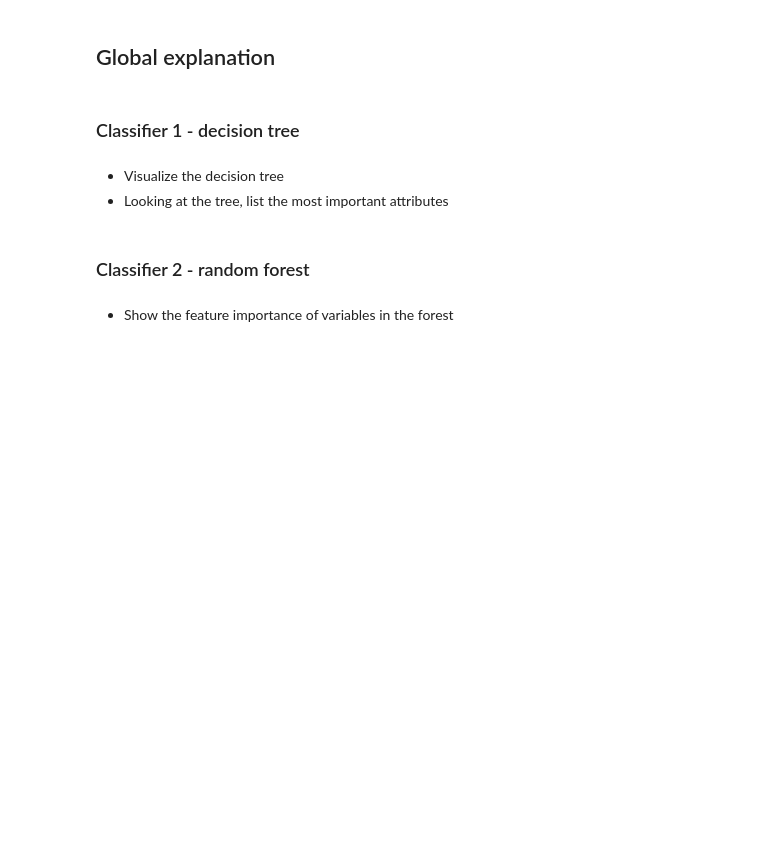
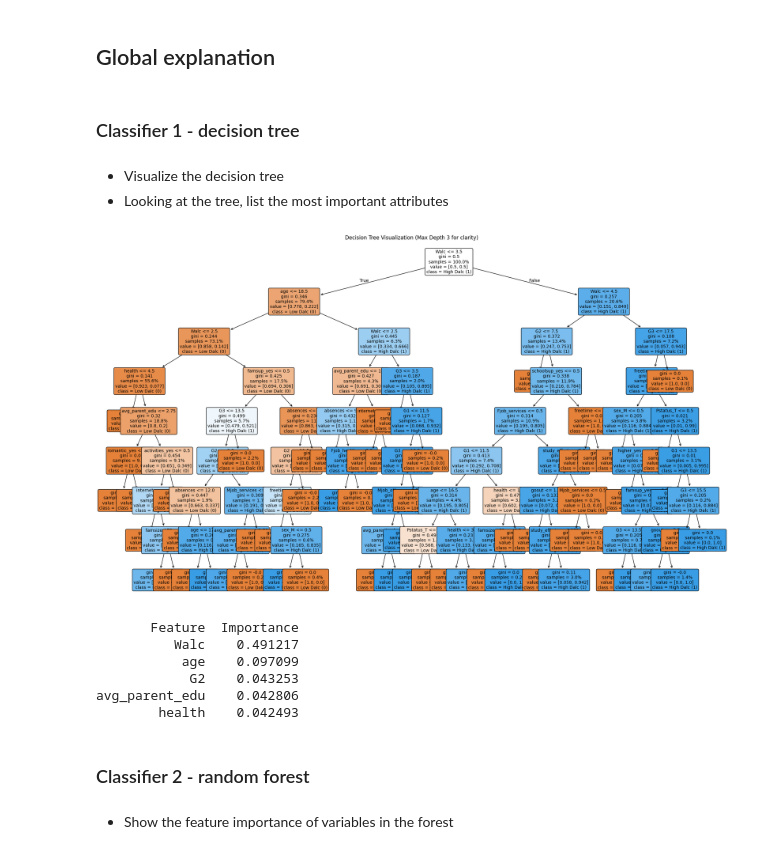
Before and after one commit to adela-domokosova/test, a Jupyter notebook: template_coursework_classification.ipynb, the cells around one changed output. Cells and saved outputs as stored; diff of their text form; code cells hidden in the pictures; blank space fills up the shorter version.

```diff
--- a/template_coursework_classification.ipynb
+++ b/template_coursework_classification.ipynb
@@ -561,6 +700,49 @@ Total cost (matrix × confusion): 24.0000
 # %% [markdown]
 * Visualize the decision tree
 * Looking at the tree, list the most important attributes
+# %%
+import pandas as pd
+import joblib
+import matplotlib.pyplot as plt
+from sklearn.tree import plot_tree
+
+# Load data
+X_train = pd.read_csv("X_train_engineered.csv")
+X_train_encoded = pd.get_dummies(X_train, drop_first=True)
+feature_names = X_train_encoded.columns.tolist()
+
+# Load DT model
+best_dt_model = joblib.load("decision_tree_model.pkl")
+
+plt.figure(figsize=(25, 15))
+plot_tree(
+    best_dt_model,
+    feature_names=feature_names,
+    class_names=['Low Dalc (0)', 'High Dalc (1)'],
+    filled=True,
+    rounded=True,
+    proportion=True,
+    fontsize=10
+)
+plt.title("Decision Tree Visualization (Max Depth 3 for clarity)")
+plt.show()
+
+# Important attributes
+importances = best_dt_model.feature_importances_
+importance_df = pd.DataFrame({
+    'Feature': feature_names,
+    'Importance': importances
+}).sort_values(by='Importance', ascending=False)
+
+print(importance_df.head(5).to_string(index=False))
+# %% [output]
+[figure, added]
+       Feature  Importance
+          Walc    0.491217
+           age    0.097099
+            G2    0.043253
+avg_parent_edu    0.042806
+        health    0.042493
 # %% [markdown]
 ### Classifier 2 - random forest
 # %% [markdown]
```
Also changed, not shown: parts of 7 cells of this notebook.
